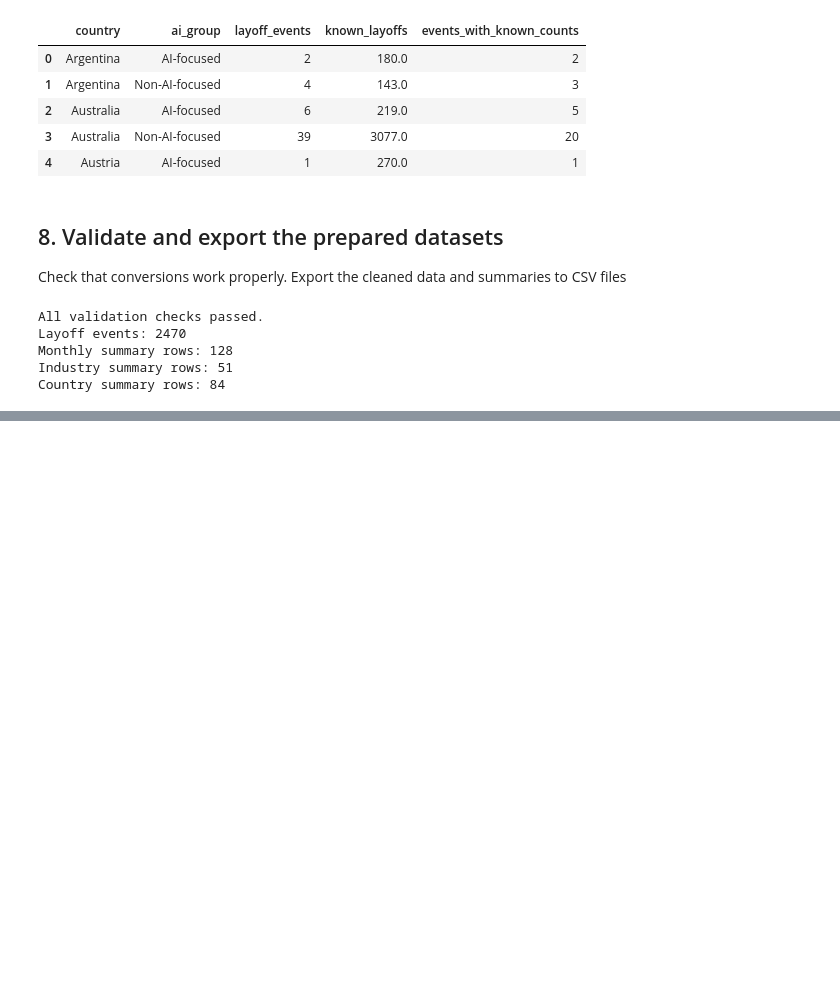
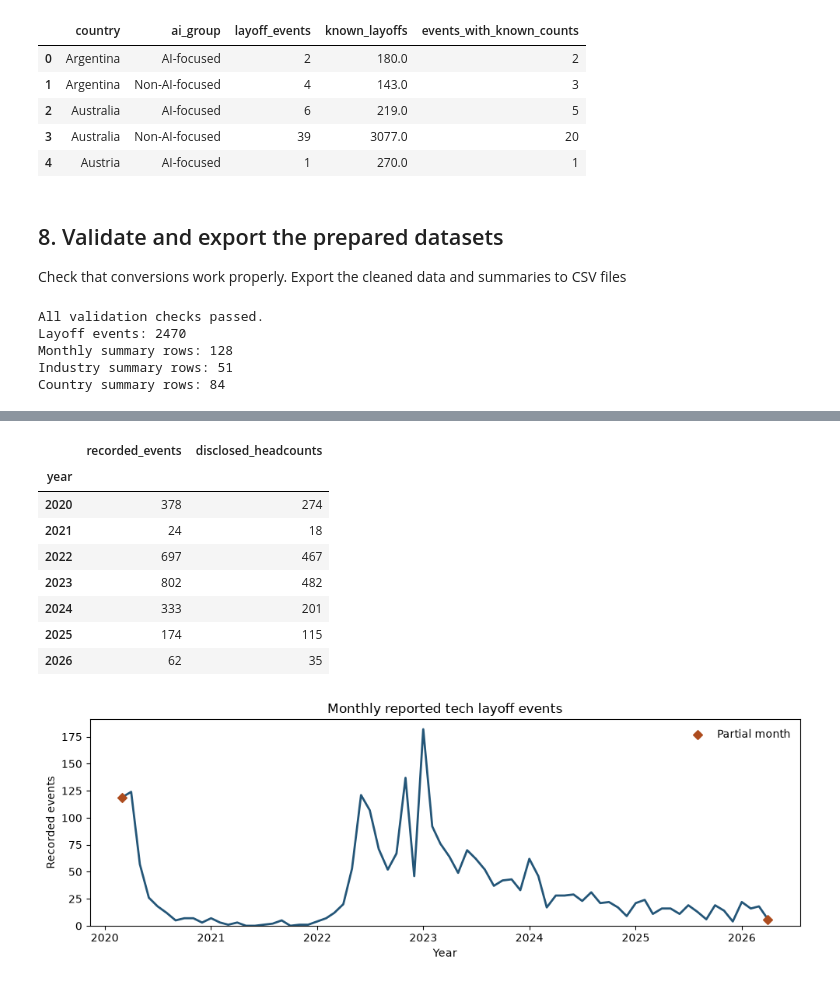
Before and after one commit to sionjk/AI-WorkForce-Reductions, a Jupyter notebook: Final Project/COP 4283 Final Project.ipynb, the cells around one changed output, grey strips where cells are left out. Drawn from its saved outputs; the diff is of its cells as text; code cells hidden in the pictures; blank space fills up the shorter version.

Commit message:
Align layoff analysis with the group question and document March evidence

```diff
--- a/Final Project/COP 4283 Final Project.ipynb
+++ b/Final Project/COP 4283 Final Project.ipynb
@@ -98,6 +95,10 @@ layoffs["industry"] = layoffs["industry"].replace({
     "Transportat…": "Transportation",
     "Infrastructu…": "Infrastructure",
     "Manufactur…": "Manufacturing"
+})
+layoffs["stage"] = layoffs["stage"].replace({
+    "Private …": "Private Equity",
+    "Subsidia…": "Subsidiary"
 })
 
 # Convert dates and numeric values
@@ -367,0 +368,31 @@ We do not currently plan to use the other two datasets in our main analysis:
+# %%
+import matplotlib.pyplot as plt
+from IPython.display import display
+
+months = layoffs["date"].dt.to_period("M")
+axis_months = pd.period_range(months.min(), months.max(), freq="M")
+month_counts = months.value_counts().reindex(axis_months, fill_value=0).sort_index()
+assert month_counts.sum() == len(layoffs)
+annual = layoffs.groupby("year").agg(recorded_events=("company", "size"),
+                                     disclosed_headcounts=("layoff_count", "count"))
+display(annual)
+dates = month_counts.index.to_timestamp()
+fig, ax = plt.subplots(figsize=(10, 3.6))
+ax.plot(dates, month_counts, color="#245678", linewidth=2)
+ax.scatter(dates[[0, -1]], month_counts.iloc[[0, -1]], color="#AD4C1E", marker="D",
+           label="Partial month", zorder=3)
+ax.set(title="Monthly reported tech layoff events", ylabel="Recorded events", xlabel="Year", ylim=(0, None))
+ax.legend(frameon=False)
+fig.tight_layout()
+plt.show()
+# %% [output]
+|  | recorded_events | disclosed_headcounts |
+| year |  |  |
+| 2020 | 378 | 274 |
+| 2021 | 24 | 18 |
+| 2022 | 697 | 467 |
+| 2023 | 802 | 482 |
+| 2024 | 333 | 201 |
+| 2025 | 174 | 115 |
+| 2026 | 62 | 35 |
+[figure, added]
```
Also changed, not shown: parts of 27 cells of this notebook, 1 other file.
